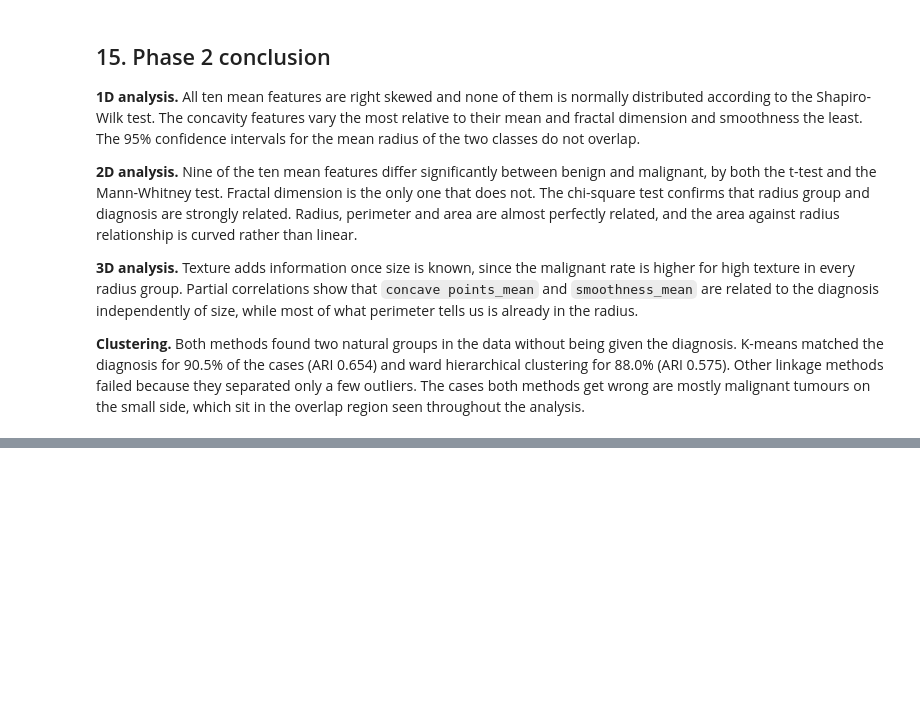
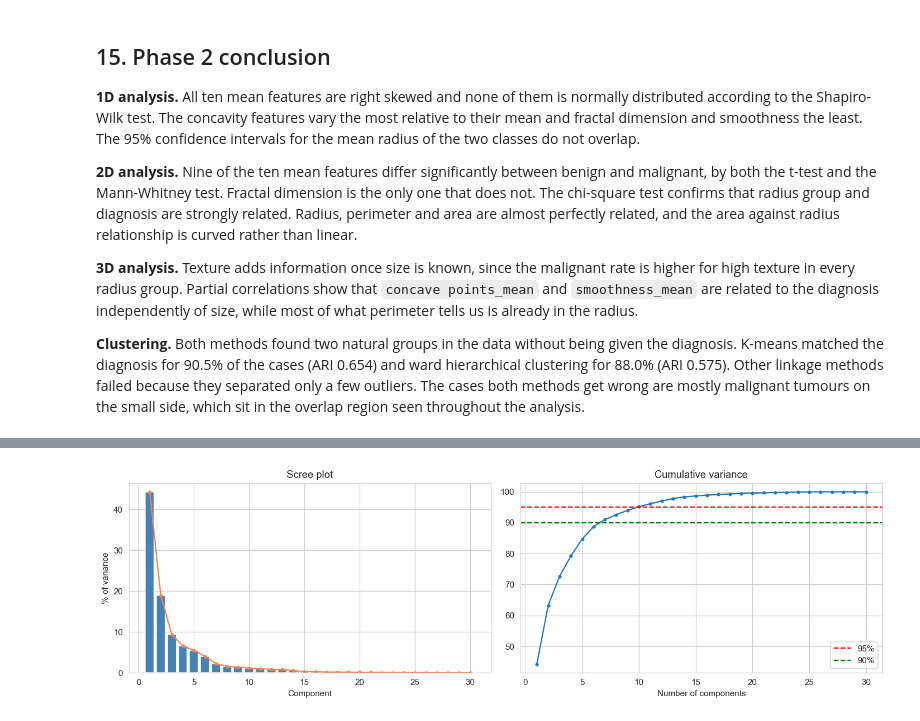
Before and after one commit to HussainDiyab/Hussain_Diyab, a Jupyter notebook: EDA_Phase1.ipynb, the cells around one changed output, grey strips where cells are left out. Saved outputs shown, nothing was run; the diff lists cells and outputs as text; code cells hidden in the pictures; blank space fills up the shorter version.

```diff
--- a/EDA_Phase1.ipynb
+++ b/EDA_Phase1.ipynb
@@ -1259,0 +1271,14 @@ which sit in the overlap region seen throughout the analysis.
+# %%
+pca_all = PCA().fit(df_scaled)
+var = pca_all.explained_variance_ratio_
+cum = np.cumsum(var)
+
+pca_table = pd.DataFrame({
+    "eigenvalue": pca_all.explained_variance_,
+    "variance %": var * 100,
+    "cumulative %": cum * 100,
+}, index=["PC%d" % i for i in range(1, 31)])
+print("Components with eigenvalue above 1:", (pca_all.explained_variance_ > 1).sum())
+for t in [0.80, 0.90, 0.95, 0.99]:
+    print("Components needed for %d%%: %d" % (t * 100, np.argmax(cum >= t) + 1))
+pca_table.head(10).round(3)
@@ -1259,0 +1302,17 @@ which sit in the overlap region seen throughout the analysis.
+# %%
+fig, axes = plt.subplots(1, 2, figsize=(13, 4))
+axes[0].bar(range(1, 31), var * 100, color="steelblue")
+axes[0].plot(range(1, 31), var * 100, color="coral", marker="o", markersize=3)
+axes[0].set_title("Scree plot")
+axes[0].set_xlabel("Component")
+axes[0].set_ylabel("% of variance")
+axes[1].plot(range(1, 31), cum * 100, marker="o", markersize=3)
+axes[1].axhline(95, color="red", linestyle="--", label="95%")
+axes[1].axhline(90, color="green", linestyle="--", label="90%")
+axes[1].set_title("Cumulative variance")
+axes[1].set_xlabel("Number of components")
+axes[1].legend()
+plt.tight_layout()
+plt.show()
+# %% [output]
+[figure, added]
```
Also changed, not shown: parts of 33 cells of this notebook, 1 other file.
